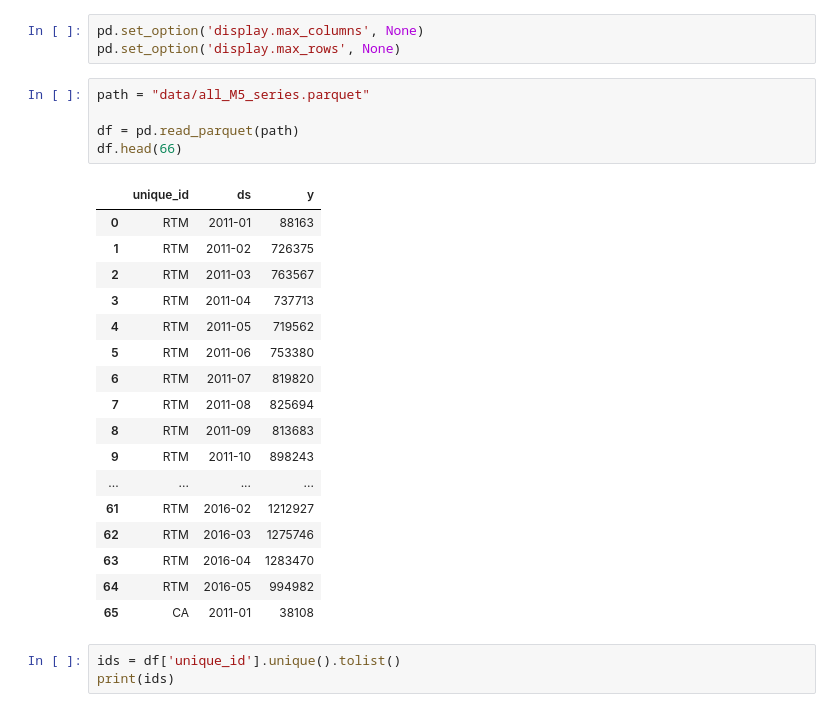
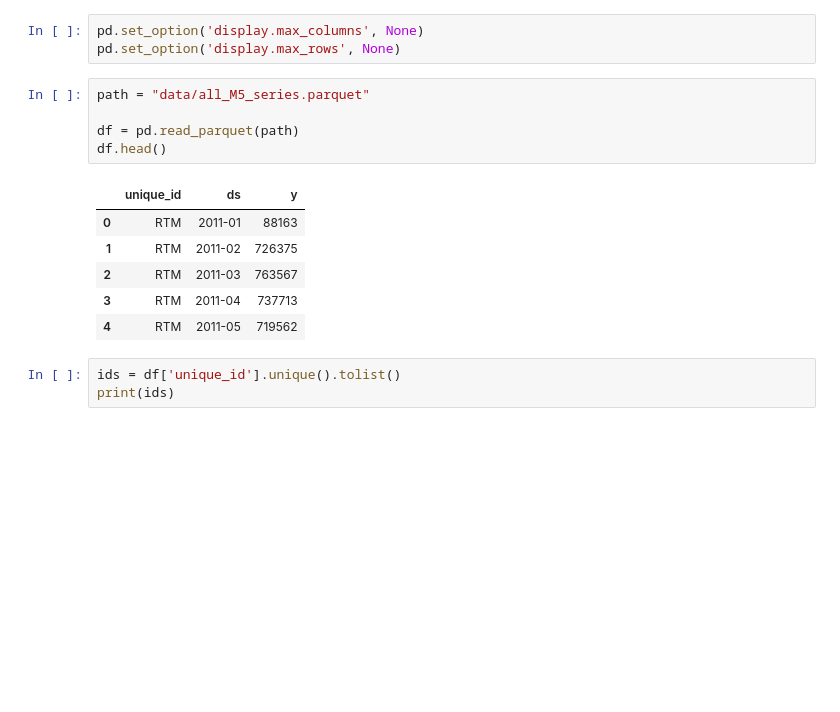
Before and after one commit to MateusVasc/Projeto-PET-Sauter, a Jupyter notebook: testes.ipynb, the cells around one changed output. Saved outputs shown, nothing was run; the diff lists cells and outputs as text; blank space fills up the shorter version.

```diff
--- a/testes.ipynb
+++ b/testes.ipynb
@@ -6,26 +6,15 @@ pd.set_option('display.max_rows', None)
 # %%
 path = "data/all_M5_series.parquet"
 
 df = pd.read_parquet(path)
-df.head(66)
+df.head()
 # %% [output]
 |  | unique_id | ds | y |
 | 0 | RTM | 2011-01 | 88163 |
 | 1 | RTM | 2011-02 | 726375 |
 | 2 | RTM | 2011-03 | 763567 |
 | 3 | RTM | 2011-04 | 737713 |
 | 4 | RTM | 2011-05 | 719562 |
-| 5 | RTM | 2011-06 | 753380 |
-| 6 | RTM | 2011-07 | 819820 |
-| 7 | RTM | 2011-08 | 825694 |
-| 8 | RTM | 2011-09 | 813683 |
-| 9 | RTM | 2011-10 | 898243 |
-| ... | ... | ... | ... |
-| 61 | RTM | 2016-02 | 1212927 |
-| 62 | RTM | 2016-03 | 1275746 |
-| 63 | RTM | 2016-04 | 1283470 |
-| 64 | RTM | 2016-05 | 994982 |
-| 65 | CA | 2011-01 | 38108 |
 # %%
 ids = df['unique_id'].unique().tolist()
 print(ids)
```
Also changed, not shown: parts of 4 cells of this notebook, 6 other files.
